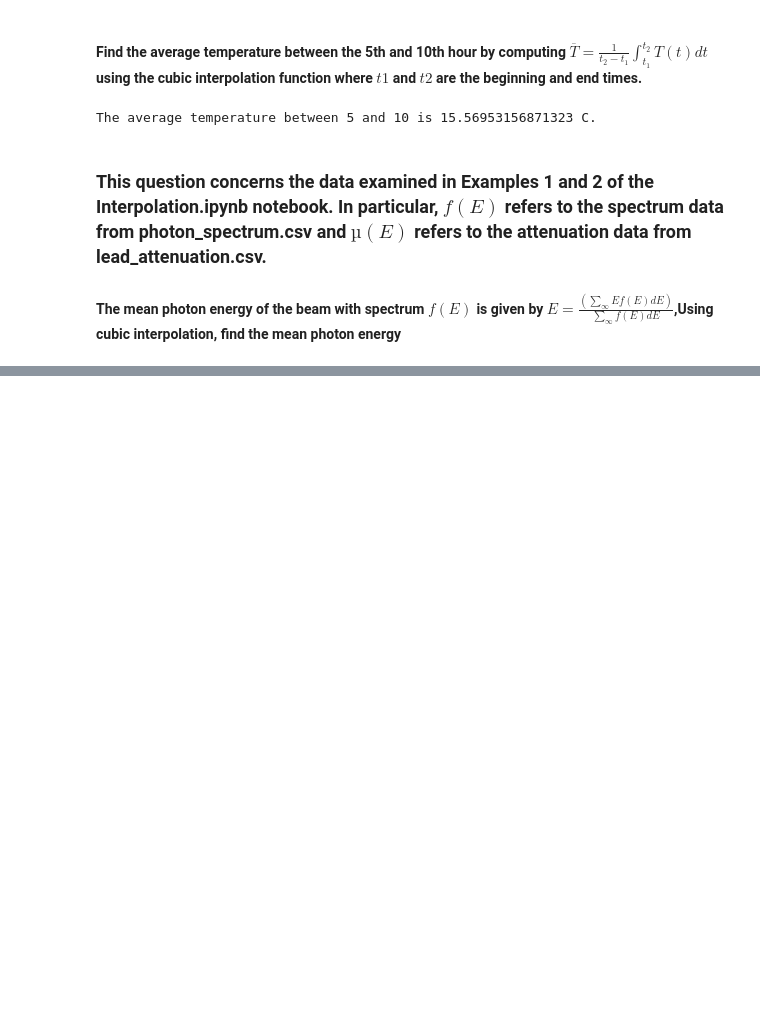
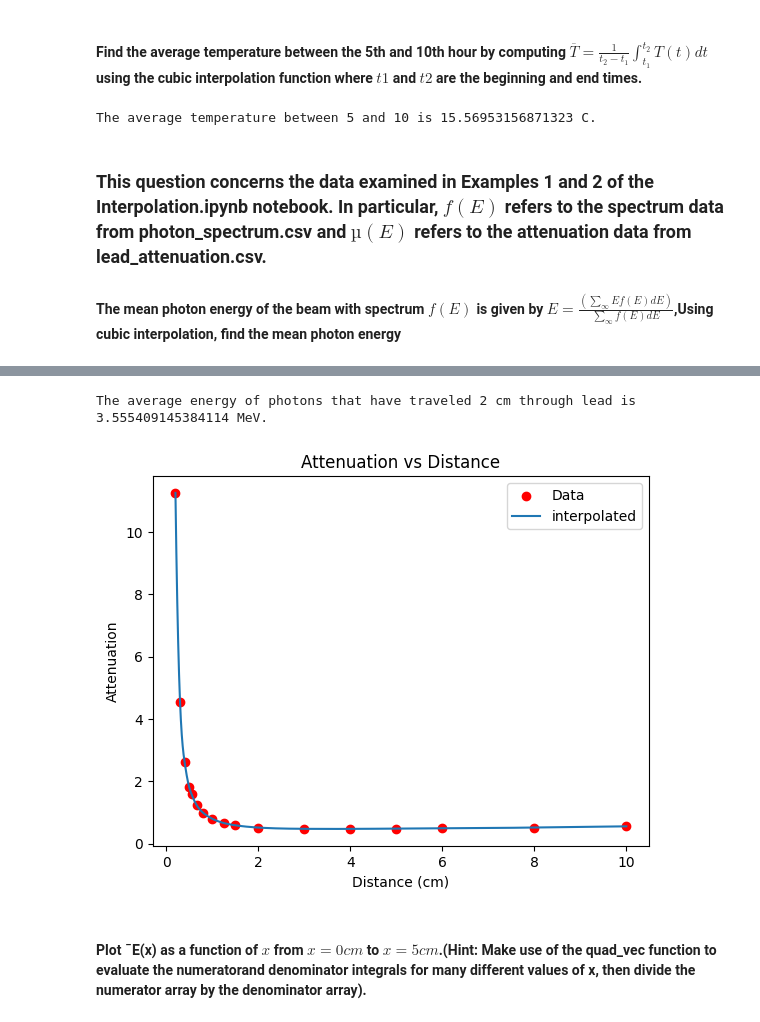
Before and after one commit to horizon14/PythonNumericalAssignment, a Jupyter notebook: interpolation.ipynb, the cells around one changed output, grey strips where cells are left out. Cells and saved outputs as stored; diff of their text form; code cells hidden in the pictures; blank space fills up the shorter version.

```diff
--- a/interpolation.ipynb
+++ b/interpolation.ipynb
@@ -85,0 +89,30 @@ The average photon energy is 0.240585567366366 MeV.
+# %%
+df_lead=pd.read_csv('data/lead_atteunation.csv',delimiter=',')
+energy_lead_data,attenuation_data=df_lead.T.values
+
+lead_f=interp1d(energy_lead_data,attenuation_data,kind="cubic")
+
+energy_lead_interp=np.linspace(min(energy_lead_data),max(energy_lead_data),1000)
+attenuation_interp=lead_f(energy_lead_interp)
+
+plt.scatter(energy_lead_data,attenuation_data,color='r',label='Data')
+plt.plot(energy_lead_interp,attenuation_interp,label='interpolated')
+plt.legend()
+plt.xlabel('Distance (cm)')
+plt.ylabel('Attenuation')
+plt.title('Attenuation vs Distance')
+
+def integrand_top_f(E,x):
+    return E*photon_f(E)*np.exp(-lead_f(E))*x
+
+def integrand_bottom_f(E,x):
+    return photon_f(E)*np.exp(-lead_f(E))*x
+
+x=2
+result=quad(integrand_top_f,min(energy_lead_data),max(energy_lead_data),args=(x))[0]/quad(integrand_bottom_f,min(energy_lead_data),max(energy_lead_data),args=(x))[0]
+print(f"The average energy of photons that have traveled {x} cm through lead is {result} MeV.")
+# %% [output]
+The average energy of photons that have traveled 2 cm through lead is 3.555409145384114 MeV.
+[figure, added]
+# %% [markdown]
+ #### Plot ¯E(x) as a function of $ x $ from  $x = 0 cm$ to $x = 5cm$.(Hint: Make use of the quad_vec function to evaluate the numeratorand denominator integrals for many different values of x, then divide the numerator array by the denominator array).
```
Also changed, not shown: parts of 3 cells of this notebook, 1 other file.
